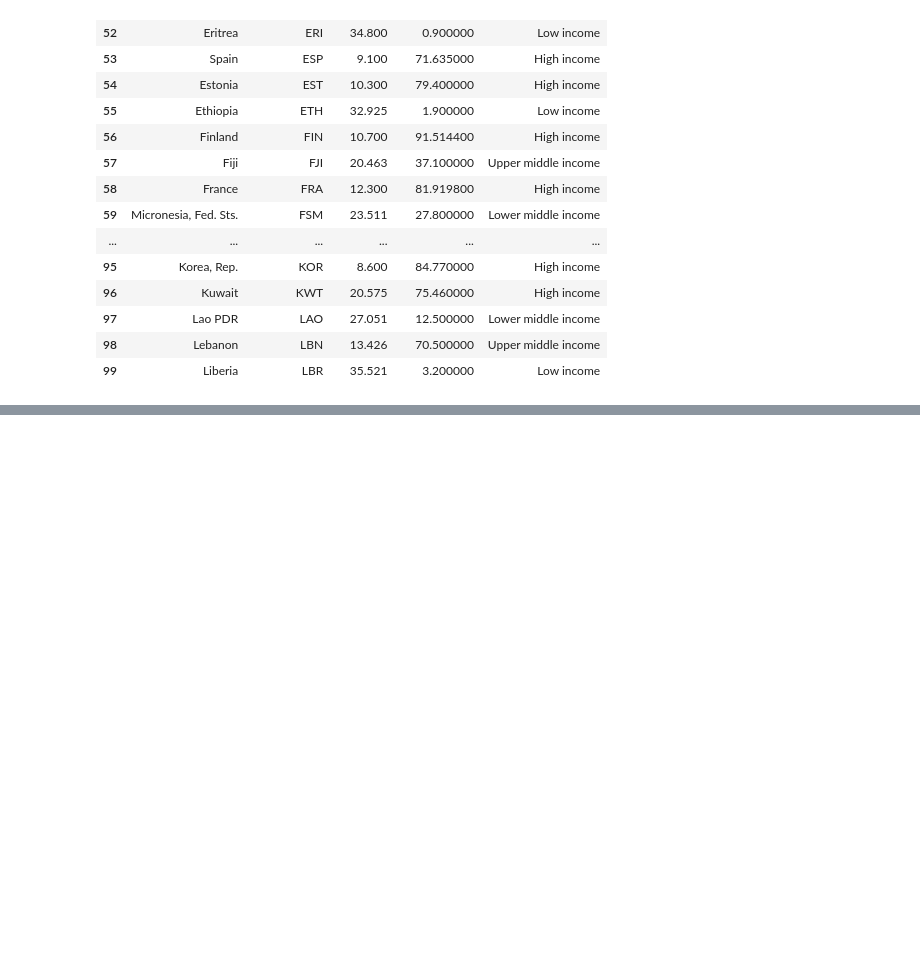
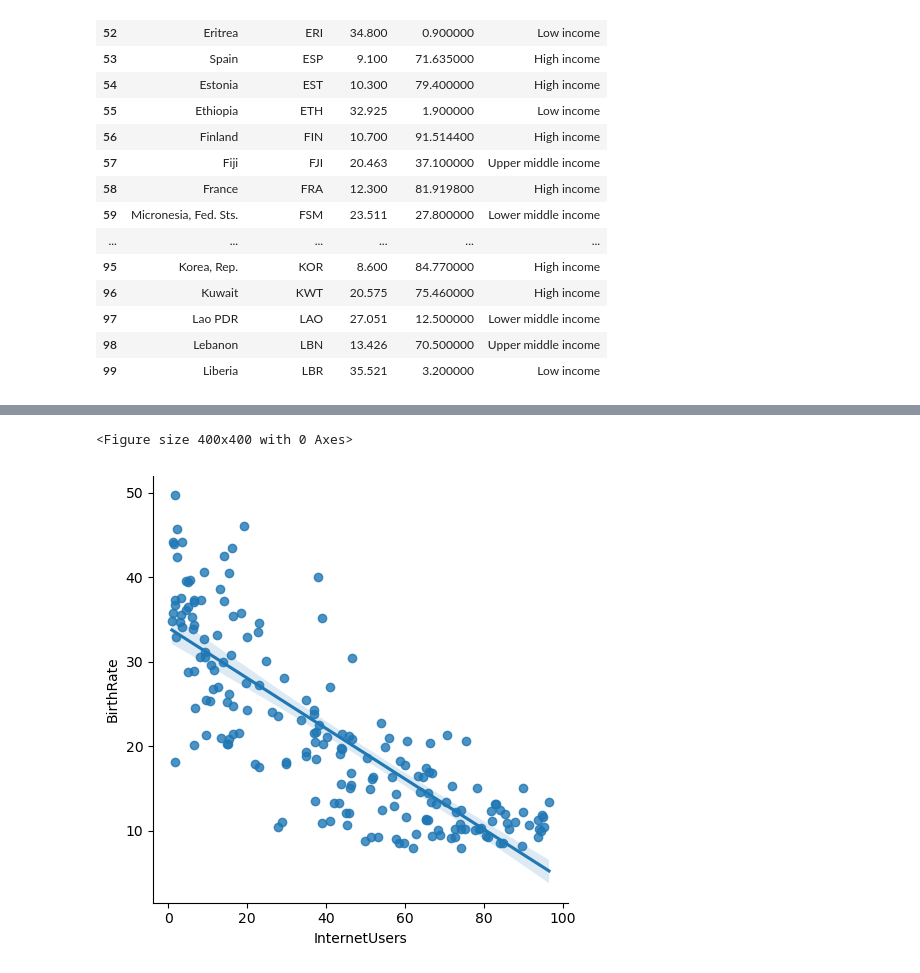
Before and after one commit to Mikun007/Agentic-AI-Generative-AI-AI-ML-DA-FSDS-_-Codes_Experties, a Jupyter notebook: Pandas/Pandas Workshop.ipynb, the cells around one changed output, grey strips where cells are left out. Saved outputs shown, nothing was run; the diff lists cells and outputs as text; code cells hidden in the pictures; blank space fills up the shorter version.

```diff
--- a/Pandas/Pandas Workshop.ipynb
+++ b/Pandas/Pandas Workshop.ipynb
@@ -327,0 +564,7 @@ stats[50:100]
+# %%
+plt.figure(figsize=(4,4))
+vis5 = sns.lmplot(data=stats, x = "InternetUsers", y = "BirthRate") # The line is called regression line
+plt.show()
+# %% [output]
+<Figure size 400x400 with 0 Axes>
+[figure, added]
```
Also changed, not shown: parts of 30 cells of this notebook.
